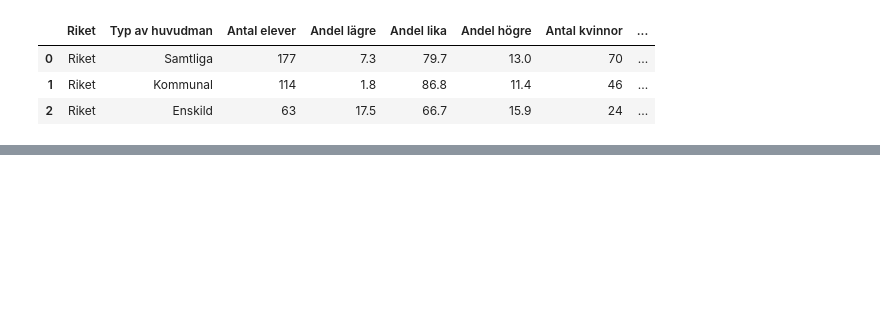
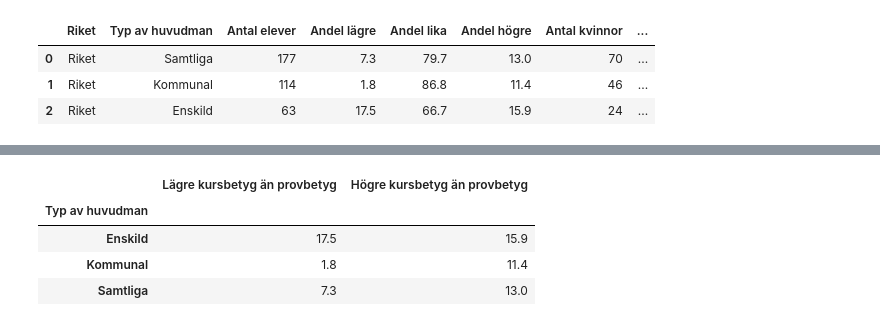
Before and after one commit to Utjiman/Python-Richard-Boden-OPA23, a Jupyter notebook: Labb2/Labb2.ipynb, the cells around one changed output, grey strips where cells are left out. Saved outputs shown, nothing was run; the diff lists cells and outputs as text; code cells hidden in the pictures; blank space fills up the shorter version.

```diff
--- a/Labb2/Labb2.ipynb
+++ b/Labb2/Labb2.ipynb
@@ -397,0 +441,9 @@ relationer_betyg_prov_engelska_5
+# %%
+average_deviation = relations_grade_test_english_5.groupby('Typ av huvudman')[['Lägre kursbetyg än provbetyg', 'Högre kursbetyg än provbetyg']].mean()
+average_deviation
+# %% [output]
+|  | Lägre kursbetyg än provbetyg | Högre kursbetyg än provbetyg |
+| Typ av huvudman |  |  |
+| Enskild | 17.5 | 15.9 |
+| Kommunal | 1.8 | 11.4 |
+| Samtliga | 7.3 | 13.0 |
```
Also changed, not shown: parts of 10 cells of this notebook, 7 other files.
